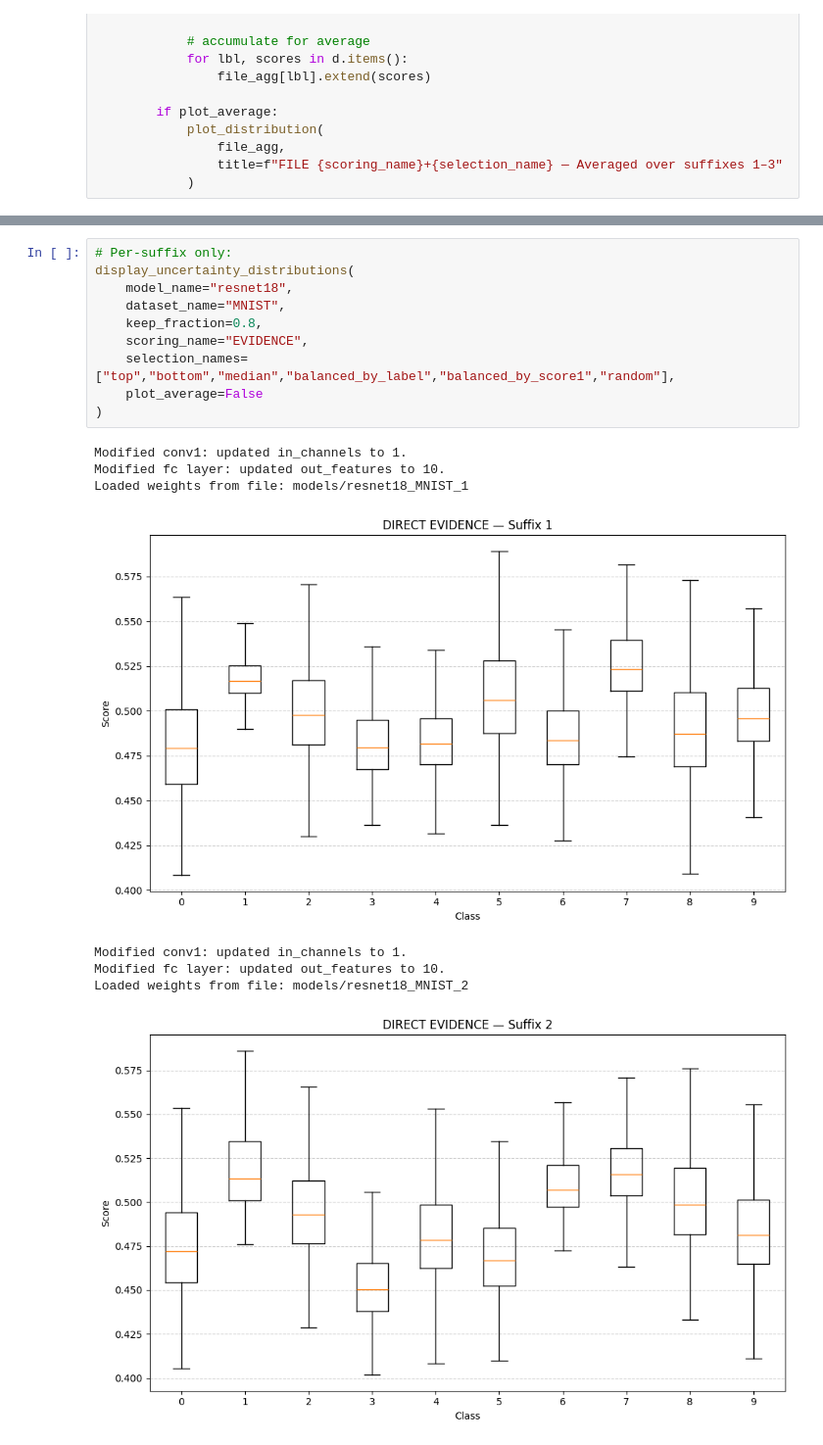
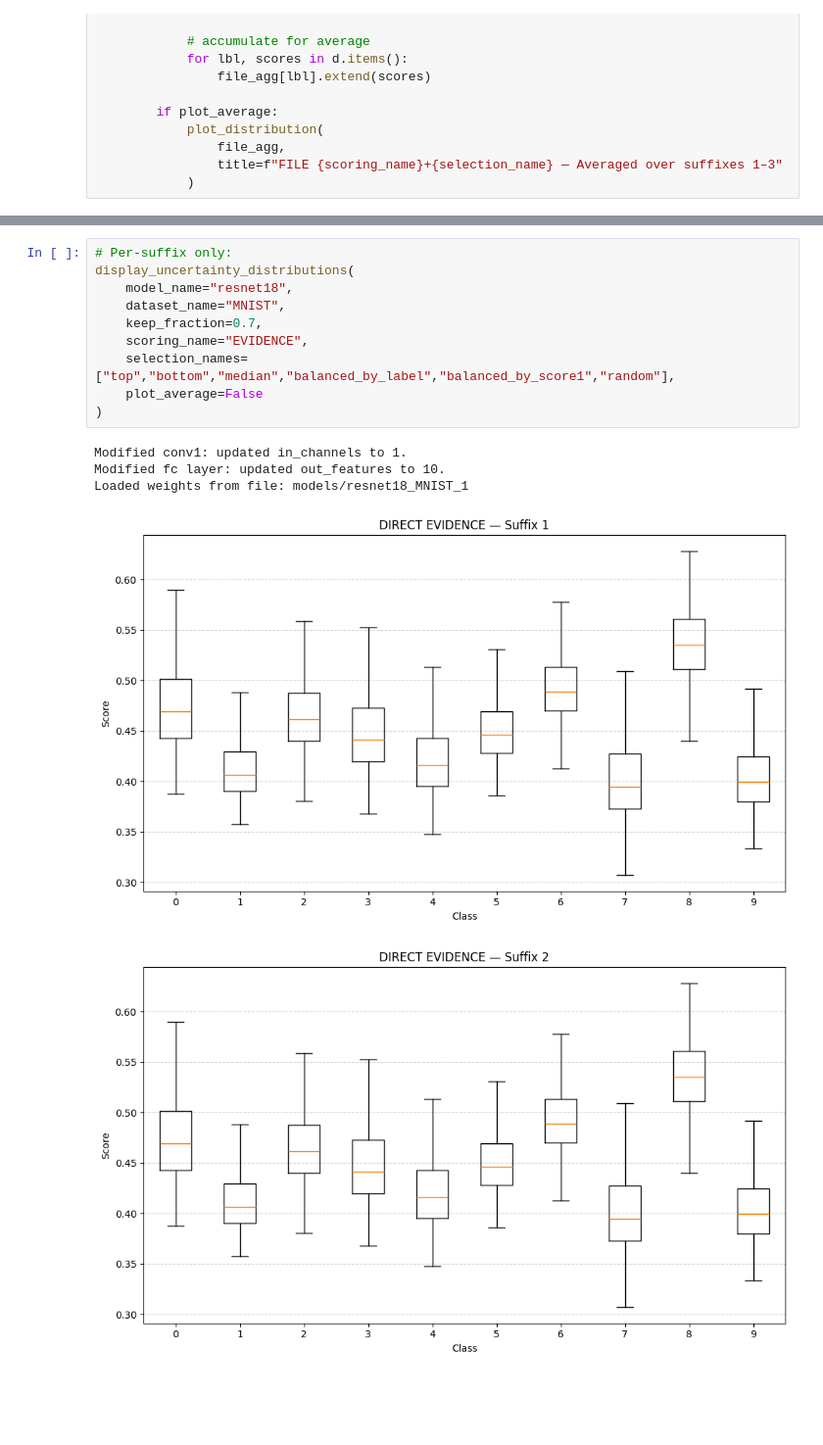
Before and after one commit to ZeyuDeng36/bachelor-project, a Jupyter notebook: distributions.ipynb, the cells around one changed output, grey strips where cells are left out. Shown at 98% size. Drawn from its saved outputs; the diff is of its cells as text; blank space fills up the shorter version.

```diff
--- a/distributions.ipynb
+++ b/distributions.ipynb
@@ -175,19 +171,16 @@ Loaded weights from file: models/resnet18_MNIST_3
 # %%
 # Per-suffix only:
 display_uncertainty_distributions(
     model_name="resnet18",
     dataset_name="MNIST",
-    keep_fraction=0.8,
+    keep_fraction=0.7,
     scoring_name="EVIDENCE",
     selection_names=["top","bottom","median","balanced_by_label","balanced_by_score1","random"],
     plot_average=False
 )
 # %% [output]
 Modified conv1: updated in_channels to 1.
 Modified fc layer: updated out_features to 10.
 Loaded weights from file: models/resnet18_MNIST_1
-[figure, old version]
+[figure, new version]
-Modified conv1: updated in_channels to 1.
-Modified fc layer: updated out_features to 10.
-Loaded weights from file: models/resnet18_MNIST_2
-[figure, old version]
+[figure, new version]
```
Also changed, not shown: parts of 4 cells of this notebook, 27 other files.
